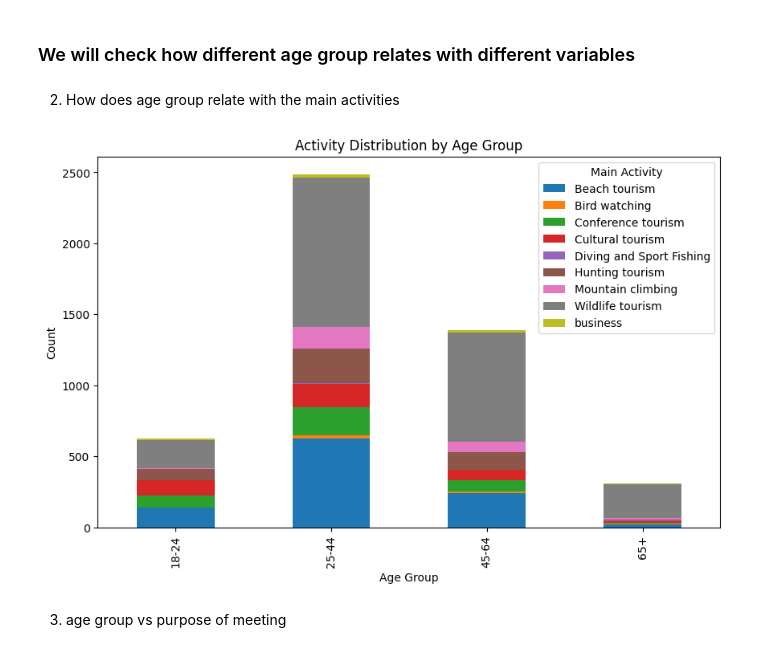
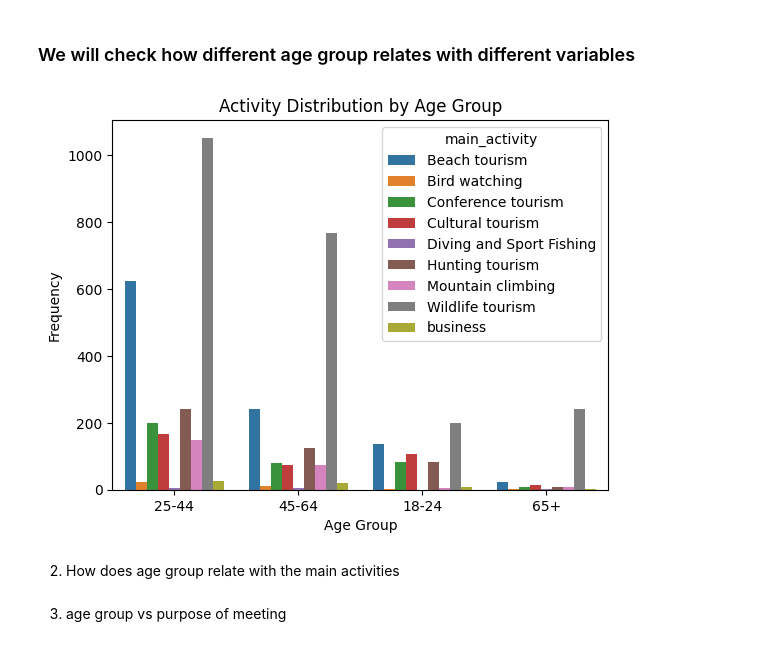
Before and after one commit to AlbertOpiyo/Prediction-challenge, a Jupyter notebook: TZ_PRED_CHALLENGE.ipynb, the cells around one changed output. Saved outputs shown, nothing was run; the diff lists cells and outputs as text; code cells hidden in the pictures.

```diff
--- a/TZ_PRED_CHALLENGE.ipynb
+++ b/TZ_PRED_CHALLENGE.ipynb
@@ -216,25 +214,31 @@ plt.show()
 # convert the 1 to 24 into 18 to 24
 # %%
 train['age_group']=train['age_group'].str.replace("1-24","18-24")
+# %%
+df_agegroup=(
+    train["age_group"]
+    .groupby(train["main_activity"])
+    .value_counts()
+    .rename("frequency")
+    .to_frame()
+    .reset_index()
+
+
+)
+
+sns.barplot(
+    x="age_group",
+    y="frequency",
+    hue="main_activity",
+    data=df_agegroup,
+
+)
+plt.xlabel("Age Group")
+plt.ylabel("Frequency")
+plt.title("Activity Distribution by Age Group");
+# %% [output]
+[figure, added]
 # %% [markdown]
 2.  How does age group relate with the main activities
-# %%
-# Age group vs main tourist activity
-
-age_group_activity=train.groupby(["age_group","main_activity"])["main_activity"].count()
-age_group_activity
-age_group_activity = age_group_activity.unstack(level=1)
-
-# Plotting
-age_group_activity.plot(kind='bar', stacked=True, figsize=(10, 6))
-plt.title('Activity Distribution by Age Group')
-plt.xlabel('Age Group')
-plt.ylabel('Count')
-plt.legend(title='Main Activity', bbox_to_anchor=(1, 1))
-
-# Show the plot
-plt.show()
-# %% [output]
-[figure, removed]
 # %% [markdown]
 3.  age group vs purpose of meeting
```
Also changed, not shown: parts of 21 cells of this notebook.
